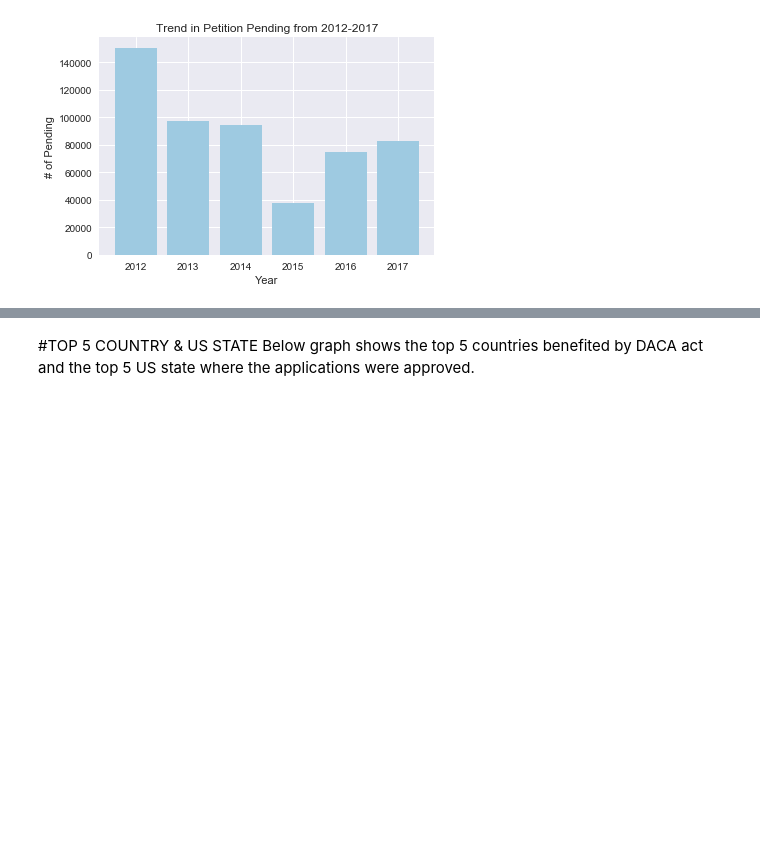
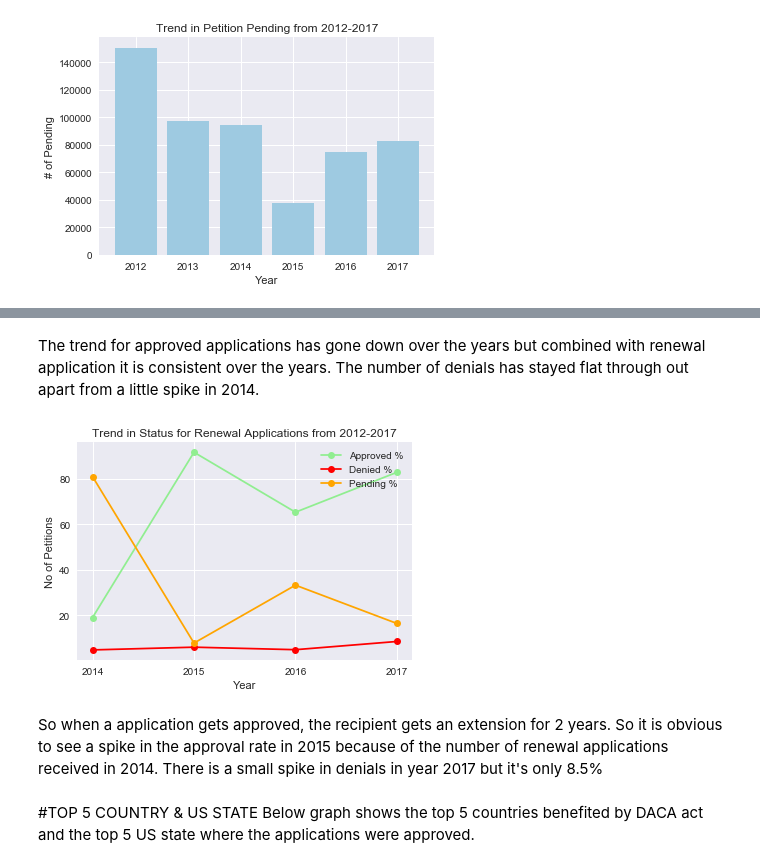
Before and after one commit to KirazG/datascience, a Jupyter notebook: capstone-project1/DataStory/Datastory.ipynb, the cells around one changed output, grey strips where cells are left out. Saved outputs shown, nothing was run; the diff lists cells and outputs as text; code cells hidden in the pictures; blank space fills up the shorter version.

```diff
--- a/capstone-project1/DataStory/Datastory.ipynb
+++ b/capstone-project1/DataStory/Datastory.ipynb
@@ -131,3 +169,23 @@ plt.show()
+# %% [markdown]
+The trend for approved applications has gone down over the years but combined with renewal application it is consistent over the years. The number of denials has stayed flat through out apart from a little spike in 2014.
+# %%
+sns.set_style("darkgrid")
+df_renewal  = df_subset.loc[df_subset['Type'] == 'Renewal']
+plt.plot(df_renewal['Year'],df_renewal['Approved_Percentage'],color='lightgreen',label='Approved %',marker='o')
+plt.plot(df_renewal['Year'],df_renewal['Denied_Percentage'],color='red',label='Denied %',marker='o')
+plt.plot(df_renewal['Year'],df_renewal['Pending_Percentage'],color='orange',label='Pending %',marker='o')
+plt.title('Trend in Status for Renewal Applications from 2012-2017')
+plt.xlabel('Year')
+plt.ylabel('No of Petitions')
+plt.legend(loc='upper right')
+tick_val = [2014,2015,2016,2017]
+tick_lab = ['2014','2015','2016','2017']
+plt.xticks(tick_val,tick_lab)
+plt.show()
+# %% [output]
+[figure, added]
+# %% [markdown]
+So when a application gets approved, the recipient gets an extension for 2 years. So it is obvious to see a spike in the approval rate in 2015 because of the number of renewal applications received in 2014. There is a small spike in denials in year 2017 but it's only 8.5%
 # %% [markdown]
 #TOP 5 COUNTRY & US STATE
 Below graph shows the top 5 countries benefited by DACA act and the top 5 US state where the applications were approved.
```
Also changed, not shown: parts of 3 cells of this notebook.
